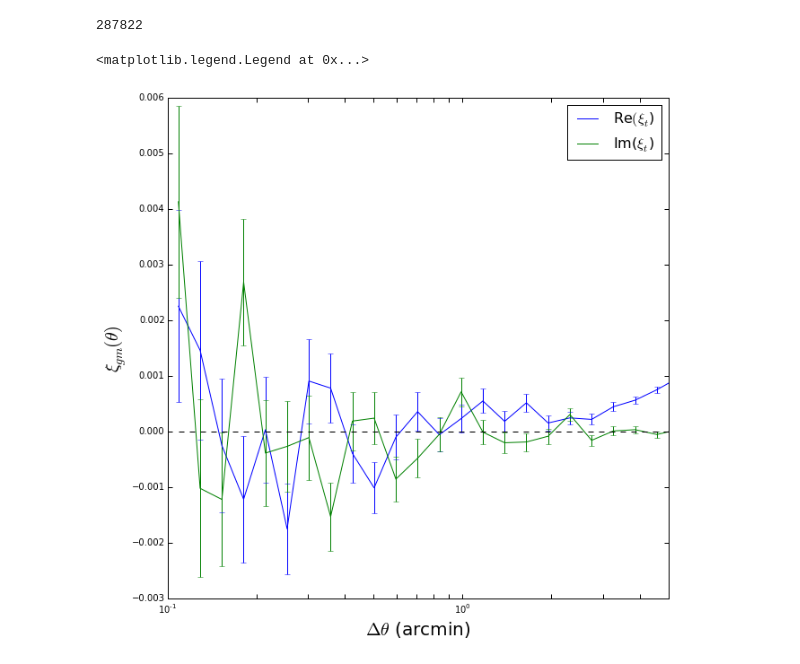
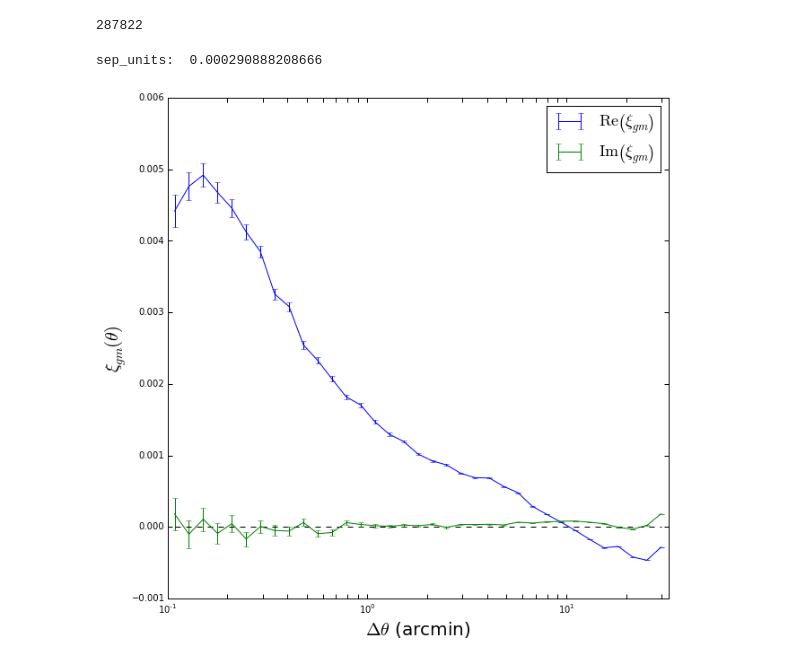
Before and after one commit to drphilmarshall/Pangloss, a Jupyter notebook: demos/CalculatingCorr.ipynb, the cells around one changed output. Saved outputs shown, nothing was run; the diff lists cells and outputs as text; code cells hidden in the pictures.

```diff
--- a/demos/CalculatingCorr.ipynb
+++ b/demos/CalculatingCorr.ipynb
@@ -178,10 +111,10 @@ plt.legend([r'Lensed $\xi_+,\,M=1.0$',r'Lensed $\xi_+,\,M=0.9$',r'Lensed $\xi_+,
 # %% [markdown]
 ### Galaxy-Mass:
 # %%
-#B = pangloss.BackgroundCatalog(sigma_e=0.2,domain=[1.95,1.05,-1.95,-1.05])
-#B.lens_by_map(K,S)
 config = pangloss.Configuration(PANGLOSS_DIR+'/example/example.config')
 F = pangloss.ForegroundCatalog(PANGLOSS_DIR+'/data/GGL_los_8_0_0_0_0_N_4096_ang_4_Guo_galaxies_on_plane_27_to_63.images.txt',config)
 print F.galaxy_count
+
+ng = F.calculate_corr()
 # %% [output]
 287822
@@ -205,23 +121,5 @@ binsize = np.log10(max_sep/min_sep)/N
-# %%
-cat1 = treecorr.Catalog(ra=galaxies['RA'], dec=galaxies['Dec'], ra_units='rad', dec_units='rad')
-cat2 = treecorr.Catalog(ra=galaxies['RA'], dec=galaxies['Dec'], g1=galaxies['gamma1'], g2=galaxies['gamma2'], ra_units='rad', dec_units='rad')
-ng = treecorr.NGCorrelation(bin_size=binsize, min_sep=min_sep, max_sep=max_sep, sep_units='arcsec', bin_slop=0.05/binsize)
-ng.process(cat1,cat2)
-# %%
-plt.errorbar(np.exp(ng.logr), ng.xi, np.sqrt(ng.varxi), c='b')
-plt.errorbar(np.exp(ng.logr), ng.xi_im, np.sqrt(ng.varxi), c='g')
-plt.plot([min(np.exp(ng.logr)),max(np.exp(ng.logr))],[0,0],c='k',linestyle='dashed')
-
-# Make axis ticks larger
-plt.gca().tick_params('both', length=5, width=1, which='major')
-plt.gca().tick_params('both', length=5, width=1, which='minor')
-
-plt.xscale('log')
-plt.ylabel(r'$\xi_{gm}(\theta)$',fontsize=20)
-plt.xlabel(r'$\Delta\theta$ (arcmin)',fontsize=20)
-plt.gcf().set_size_inches(10,10)
-plt.gca().set_xlim(min_sep,max_sep)
-plt.legend([r'Re$(\xi_t$)',r'Im($\xi_t$)'],fontsize=16)
-# %% [output]
-<matplotlib.legend.Legend at 0x...>
-[figure, removed]
+# %%
+pangloss.plotting.plot_corr(ng,corr_type='ng')
+# %% [output]
+sep_units:  0.000290888208666
+[figure, added]
```
Also changed, not shown: parts of 15 cells of this notebook, 1 other file.
